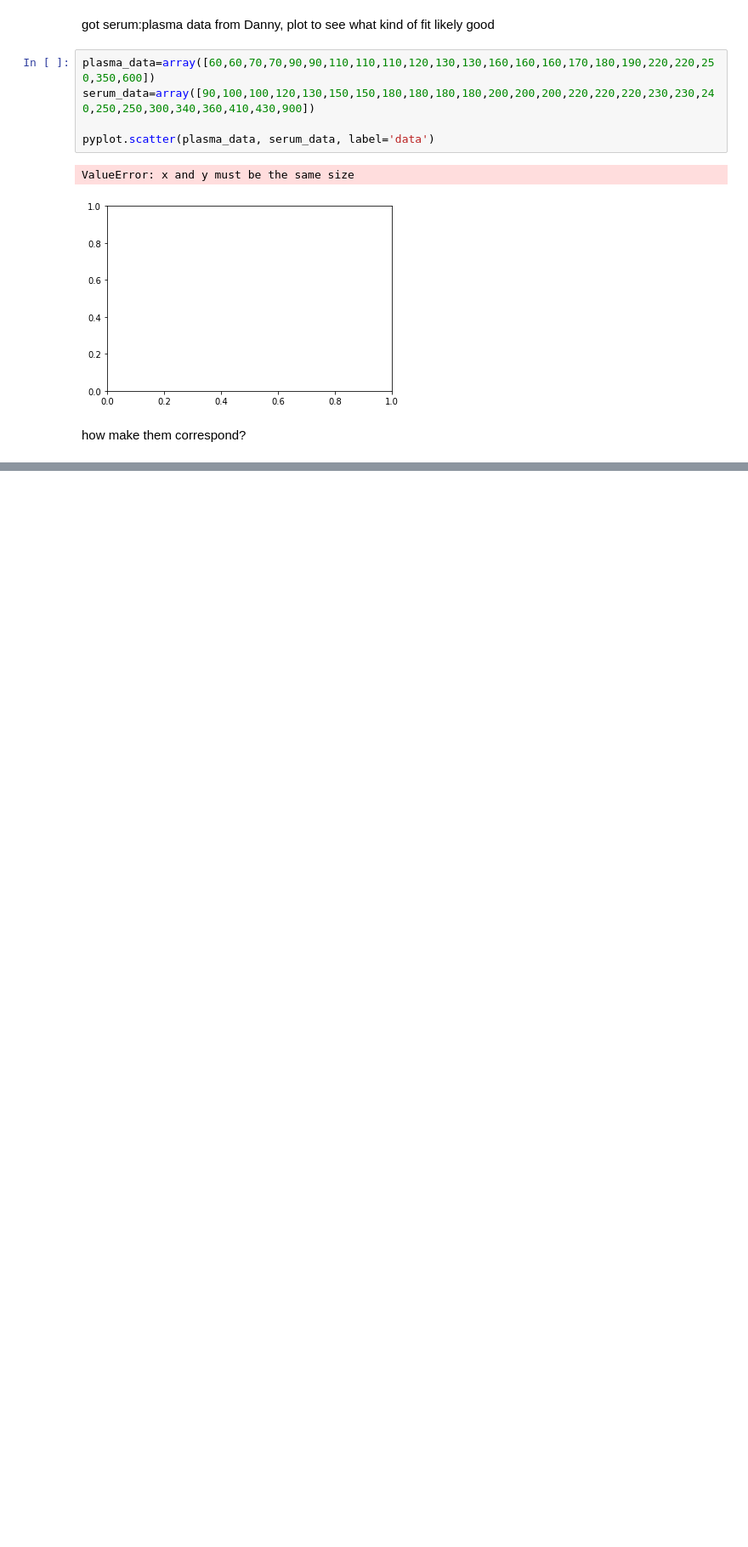
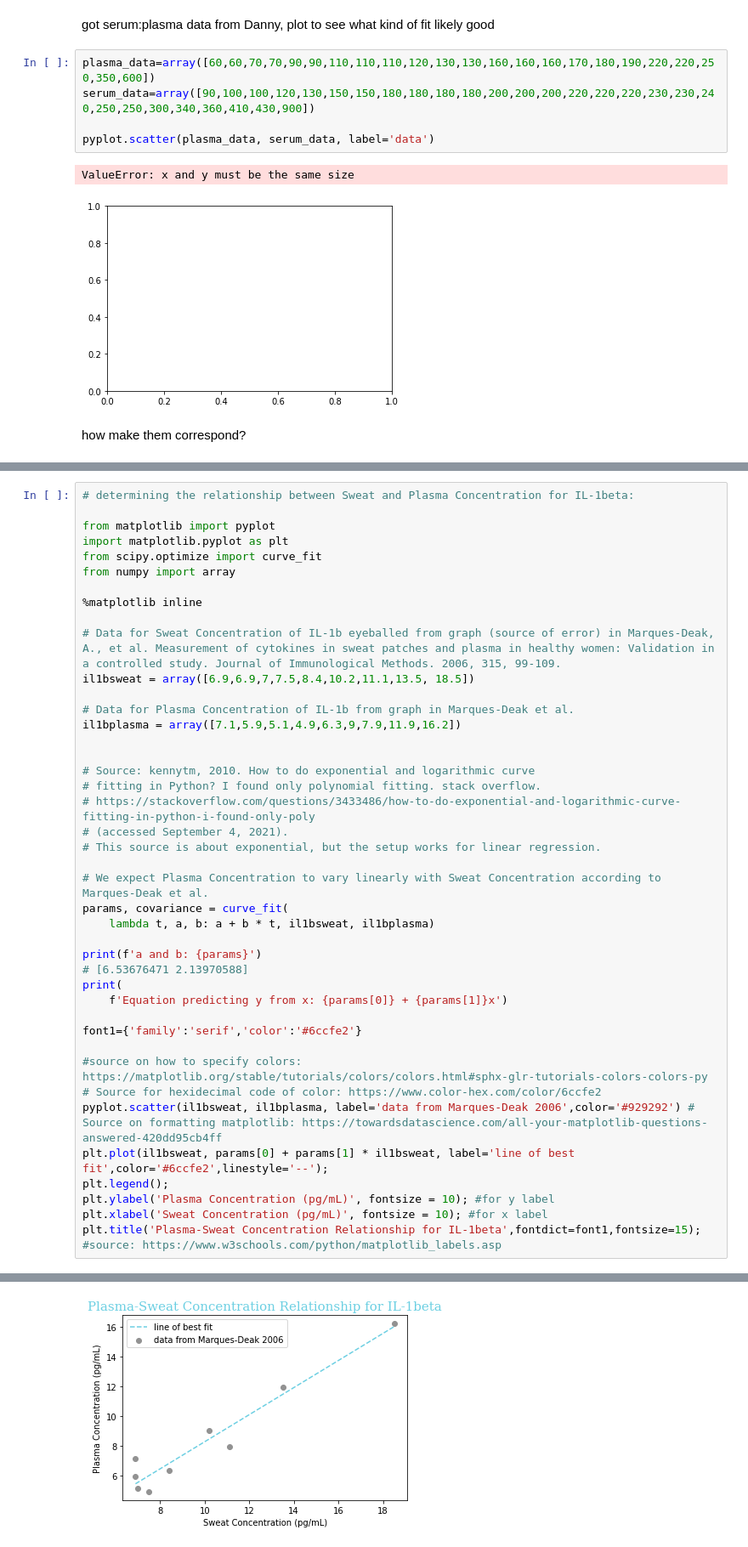
Before and after one commit to igemsoftware2021/Rochester, a Jupyter notebook: curve_fitting_experimentation.ipynb, the cells around one changed output, grey strips where cells are left out. Shown at 85% size. Cells and saved outputs as stored; diff of their text form; blank space fills up the shorter version.

Commit message:
exponential fit experimentation section

```diff
--- a/curve_fitting_experimentation.ipynb
+++ b/curve_fitting_experimentation.ipynb
@@ -725,0 +595,43 @@ Equation predicting y from x: -0.3610625115091586 + 0.7903607861416451x
+# %%
+# determining the relationship between Sweat and Plasma Concentration for IL-1beta:
+
+from matplotlib import pyplot
+import matplotlib.pyplot as plt
+from scipy.optimize import curve_fit
+from numpy import array
+
+%matplotlib inline
+
+# Data for Sweat Concentration of IL-1b eyeballed from graph (source of error) in Marques-Deak, A., et al. Measurement of cytokines in sweat patches and plasma in healthy women: Validation in a controlled study. Journal of Immunological Methods. 2006, 315, 99-109.
+il1bsweat = array([6.9,6.9,7,7.5,8.4,10.2,11.1,13.5, 18.5])
+
+# Data for Plasma Concentration of IL-1b from graph in Marques-Deak et al.
+il1bplasma = array([7.1,5.9,5.1,4.9,6.3,9,7.9,11.9,16.2])
+
+
+# Source: kennytm, 2010. How to do exponential and logarithmic curve
+# fitting in Python? I found only polynomial fitting. stack overflow.
+# https://stackoverflow.com/questions/3433486/how-to-do-exponential-and-logarithmic-curve-fitting-in-python-i-found-only-poly
+# (accessed September 4, 2021).
+# This source is about exponential, but the setup works for linear regression.
+
+# We expect Plasma Concentration to vary linearly with Sweat Concentration according to Marques-Deak et al.
+params, covariance = curve_fit(
+    lambda t, a, b: a + b * t, il1bsweat, il1bplasma)
+
+print(f'a and b: {params}')
+# [6.53676471 2.13970588]
+print(
+    f'Equation predicting y from x: {params[0]} + {params[1]}x')
+
+font1={'family':'serif','color':'#6ccfe2'}
+
+#source on how to specify colors: https://matplotlib.org/stable/tutorials/colors/colors.html#sphx-glr-tutorials-colors-colors-py
+# Source for hexidecimal code of color: https://www.color-hex.com/color/6ccfe2
+pyplot.scatter(il1bsweat, il1bplasma, label='data from Marques-Deak 2006',color='#929292') # Source on formatting matplotlib: https://towardsdatascience.com/all-your-matplotlib-questions-answered-420dd95cb4ff
+plt.plot(il1bsweat, params[0] + params[1] * il1bsweat, label='line of best fit',color='#6ccfe2',linestyle='--');
+plt.legend();
+plt.ylabel('Plasma Concentration (pg/mL)', fontsize = 10); #for y label
+plt.xlabel('Sweat Concentration (pg/mL)', fontsize = 10); #for x label
+plt.title('Plasma-Sweat Concentration Relationship for IL-1beta',fontdict=font1,fontsize=15); #source: https://www.w3schools.com/python/matplotlib_labels.asp
+# %% [output]
@@ -725,0 +640 @@ Equation predicting y from x: -0.3610625115091586 + 0.7903607861416451x
+[figure, added]
```
Also changed, not shown: parts of 37 cells of this notebook.
